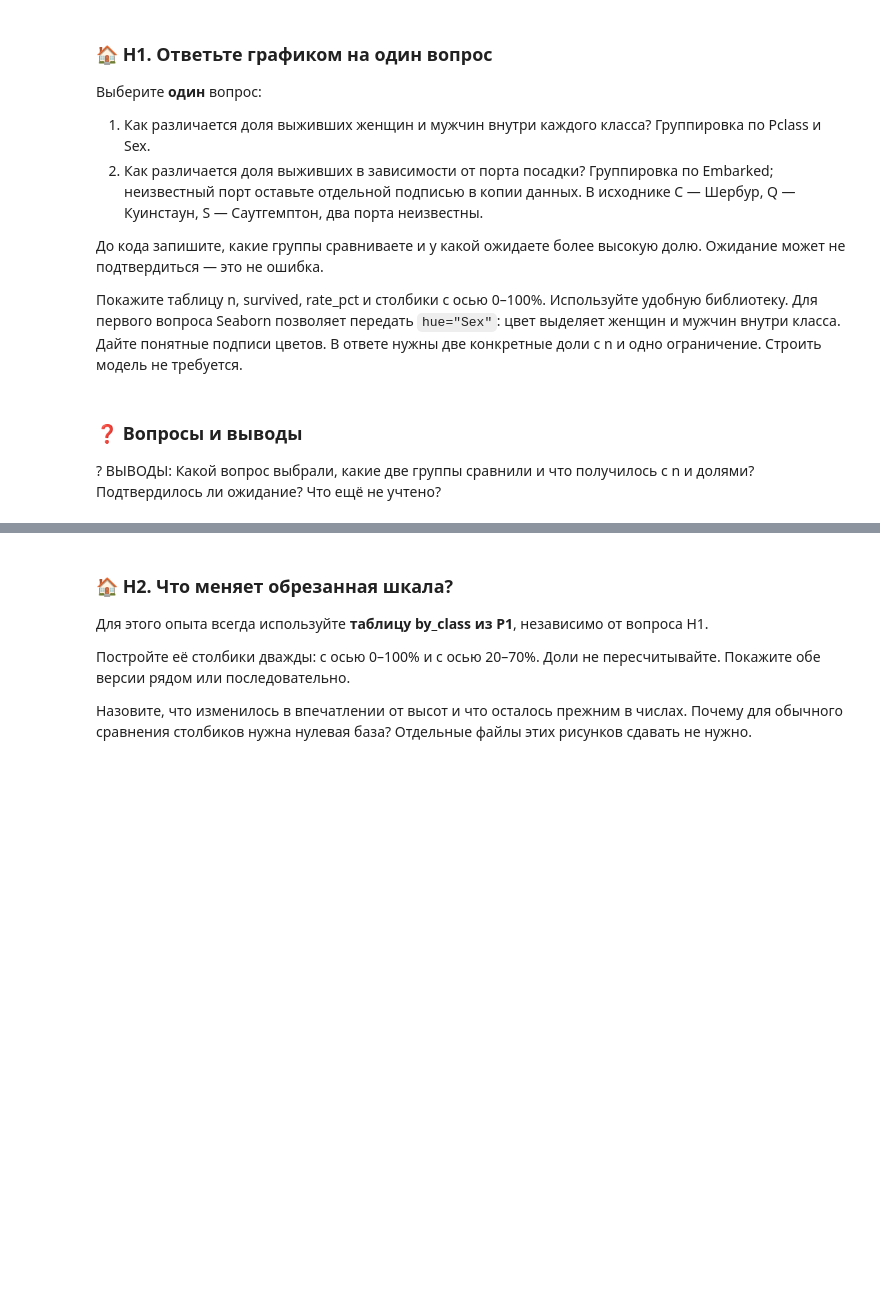
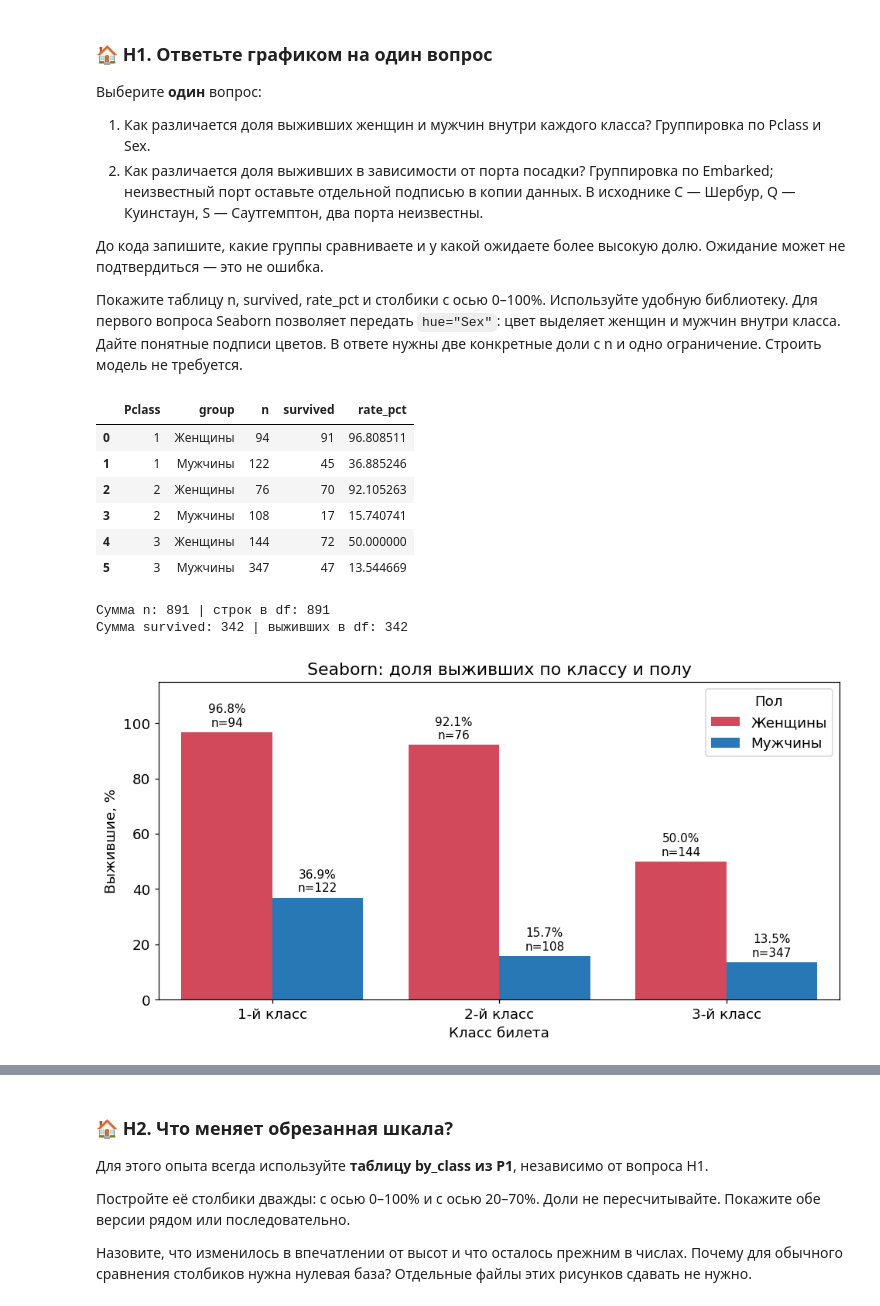
Before and after one commit to arraks1307/python-ai-course, a Jupyter notebook: homework/lesson-12/solution.ipynb, the cells around one changed output, grey strips where cells are left out. Cells and saved outputs as stored; diff of their text form; code cells hidden in the pictures; blank space fills up the shorter version.

```diff
--- a/homework/lesson-12/solution.ipynb
+++ b/homework/lesson-12/solution.ipynb
@@ -438,4 +434,47 @@ pass
-# %% [markdown]
-### ❓ Вопросы и выводы
-
-? ВЫВОДЫ: Какой вопрос выбрали, какие две группы сравнили и что получилось с n и долями? Подтвердилось ли ожидание? Что ещё не учтено?
+# %%
+# H1. Выбран вопрос 1: как различается доля выживших женщин и мужчин внутри каждого класса?
+# Сравниваю: женщин и мужчин внутри каждого из трёх классов (группировка по Pclass и Sex).
+# Ожидаю: у женщин доля выживших выше, чем у мужчин, в каждом классе;
+#         самая высокая доля — у женщин 1-го класса, самая низкая — у мужчин 3-го класса.
+by_class_sex = df.groupby(["Pclass", "Sex"]).agg(
+    n=("PassengerId", "size"),
+    survived=("Survived", "sum"),
+    rate=("Survived", "mean")
+).reset_index()
+by_class_sex["rate_pct"] = by_class_sex["rate"] * 100
+by_class_sex["group"] = by_class_sex["Sex"].map({"female": "Женщины", "male": "Мужчины"})
+display(by_class_sex[["Pclass", "group", "n", "survived", "rate_pct"]])
+
+# Сверка с исходной таблицей
+print("Сумма n:", by_class_sex["n"].sum(), "| строк в df:", len(df))
+print("Сумма survived:", by_class_sex["survived"].sum(), "| выживших в df:", int(df["Survived"].sum()))
+assert by_class_sex["n"].sum() == len(df)
+assert by_class_sex["survived"].sum() == df["Survived"].sum()
+
+fig, ax = plt.subplots(figsize=(9, 4.8))
+sns.barplot(data=by_class_sex, x="Pclass", y="rate_pct", hue="group", errorbar=None,
+            palette={"Женщины": "#d1495b", "Мужчины": "#2878b5"}, saturation=1, ax=ax)
+# подписи над столбиками: процент и n той же группы
+for container, (_, part) in zip(ax.containers, by_class_sex.groupby("group", sort=False)):
+    ax.bar_label(container, labels=[f"{r:.1f}%\nn={n}" for r, n in zip(part["rate_pct"], part["n"])],
+                 padding=3, fontsize=10)
+ax.set_xticks(range(3), labels=["1-й класс", "2-й класс", "3-й класс"])
+ax.set_xlabel("Класс билета")
+ax.set_ylabel("Выжившие, %")
+ax.set_title("Seaborn: доля выживших по классу и полу")
+ax.set_ylim(0, 115)
+ax.set_yticks(range(0, 101, 20))
+ax.legend(title="Пол")
+fig.tight_layout()
+plt.show()
+# %% [output]
+|  | Pclass | group | n | survived | rate_pct |
+| 0 | 1 | Женщины | 94 | 91 | 96.808511 |
+| 1 | 1 | Мужчины | 122 | 45 | 36.885246 |
+| 2 | 2 | Женщины | 76 | 70 | 92.105263 |
+| 3 | 2 | Мужчины | 108 | 17 | 15.740741 |
+| 4 | 3 | Женщины | 144 | 72 | 50.000000 |
+| 5 | 3 | Мужчины | 347 | 47 | 13.544669 |
+Сумма n: 891 | строк в df: 891
+Сумма survived: 342 | выживших в df: 342
+[figure, added]
```
Also changed, not shown: parts of 10 cells of this notebook.
